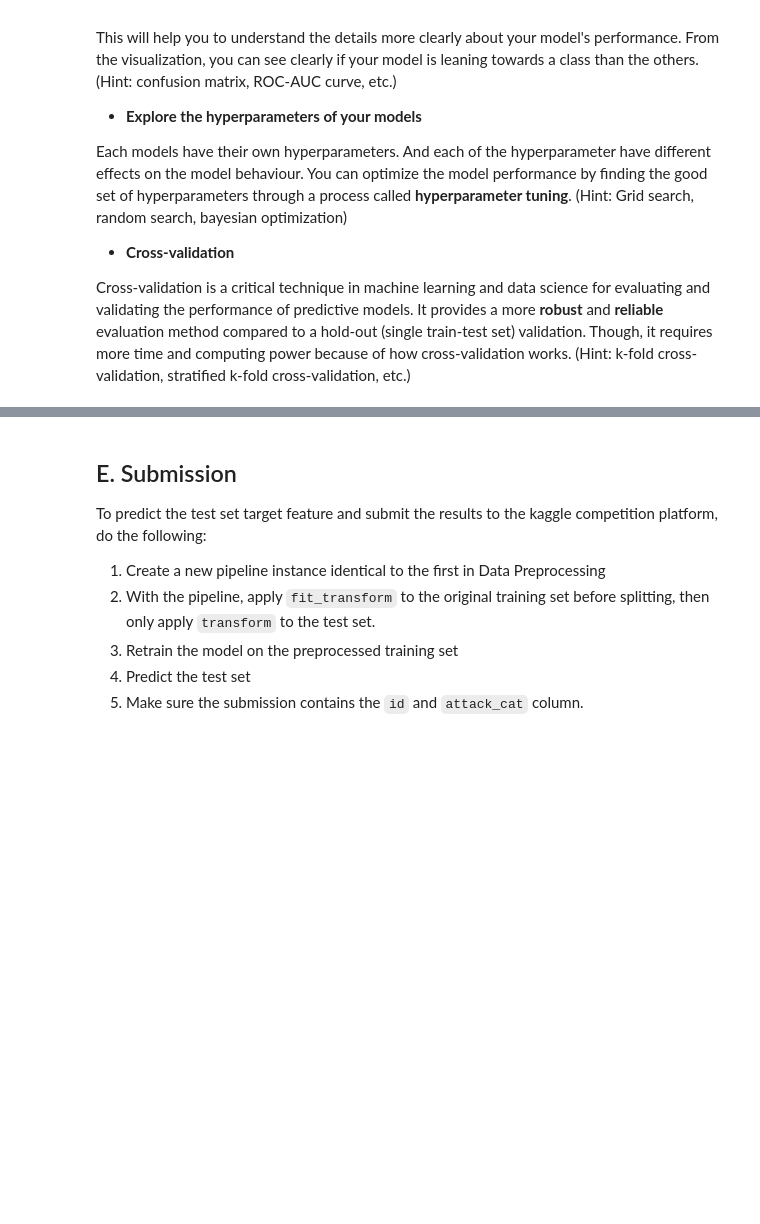
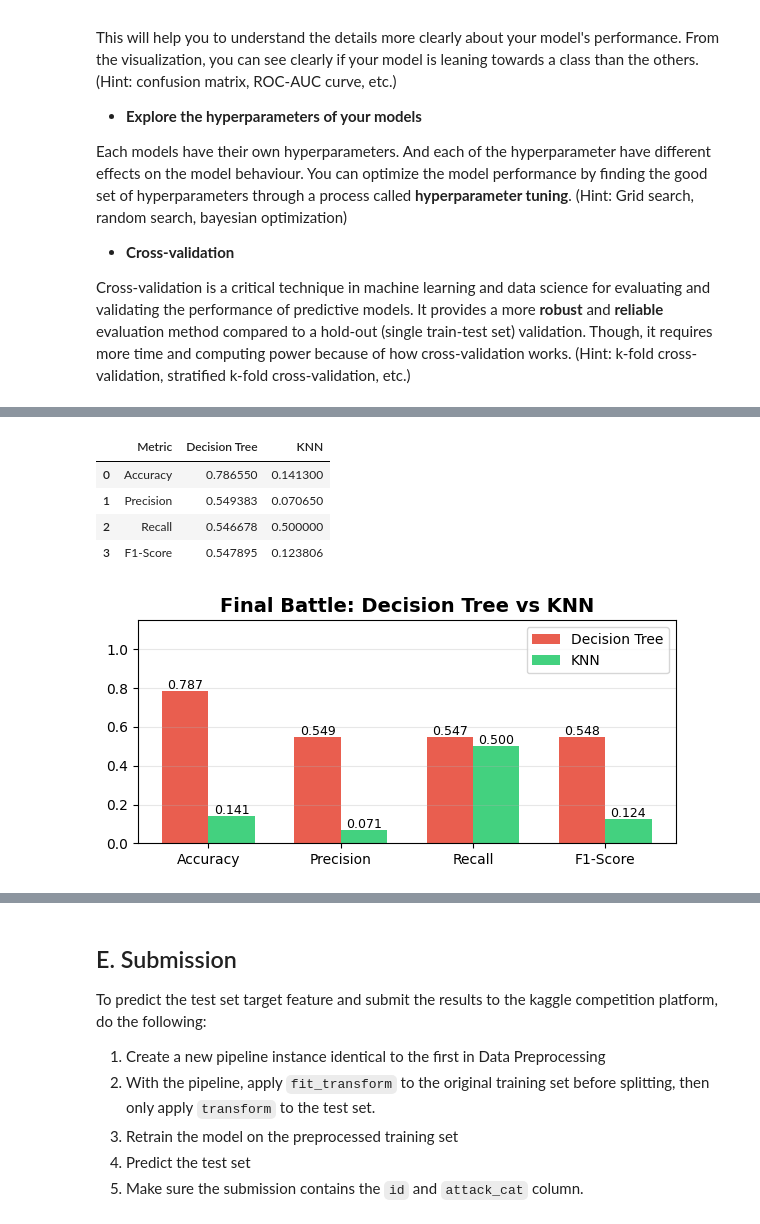
Before and after one commit to StefanyJosefina/IF3070-Tubes2-DIAatauAku, a Jupyter notebook: notebook.ipynb, the cells around one changed output, grey strips where cells are left out. Saved outputs shown, nothing was run; the diff lists cells and outputs as text; code cells hidden in the pictures; blank space fills up the shorter version.

```diff
--- a/notebook.ipynb
+++ b/notebook.ipynb
@@ -1055,0 +1372,70 @@ Cross-validation is a critical technique in machine learning and data science fo
+# %%
+print("\n" + "="*50)
+print("FINAL COMPARISON: DTL vs KNN (Scratch Versions)")
+print("="*50)
+
+metrics_final_dtl = calculate_metrics(y_val, y_pred_scratch)
+metrics_final_knn = calculate_metrics(y_val, y_pred_scratch_knn)
+
+compare_final_df = pd.DataFrame({
+    'Metric': ['Accuracy', 'Precision', 'Recall', 'F1-Score'],
+    'Decision Tree': [
+        metrics_final_dtl['Accuracy'], metrics_final_dtl['Precision'],
+        metrics_final_dtl['Recall'], metrics_final_dtl['F1-Score']
+    ],
+    'KNN': [
+        metrics_final_knn['Accuracy'], metrics_final_knn['Precision'],
+        metrics_final_knn['Recall'], metrics_final_knn['F1-Score']
+    ]
+})
+
+print("\nHEAD-TO-HEAD RESULTS:")
+try:
+    display(compare_final_df)
+except NameError:
+    print(compare_final_df)
+
+fig, ax = plt.subplots(figsize=(6, 3))
+
+metrics_labels = compare_final_df['Metric']
+x_pos = np.arange(len(metrics_labels))
+width = 0.35
+
+ax.bar(x_pos - width/2, compare_final_df['Decision Tree'], width, label='Decision Tree', color='#e74c3c', alpha=0.9)
+ax.bar(x_pos + width/2, compare_final_df['KNN'], width, label='KNN', color='#2ecc71', alpha=0.9)
+
+ax.set_title('Final Battle: Decision Tree vs KNN', fontsize=14, fontweight='bold')
+ax.set_xticks(x_pos)
+ax.set_xticklabels(metrics_labels)
+ax.set_ylim([0, 1.15])
+ax.legend()
+ax.grid(axis='y', alpha=0.3)
+
+for i in x_pos:
+    val_dtl = compare_final_df.loc[i, 'Decision Tree']
+    val_knn = compare_final_df.loc[i, 'KNN']
+    ax.text(i - width/2, val_dtl + 0.01, f'{val_dtl:.3f}', ha='center', fontsize=9)
+    ax.text(i + width/2, val_knn + 0.01, f'{val_knn:.3f}', ha='center', fontsize=9)
+
+plt.tight_layout()
+plt.show()
+
+print("\n" + "="*50)
+print("FINAL RECOMMENDATION")
+print("="*50)
+
+acc_dtl = metrics_final_dtl['Accuracy']
+acc_knn = metrics_final_knn['Accuracy']
+
+if acc_dtl > acc_knn:
+    diff = (acc_dtl - acc_knn) * 100
+    print(f"Decision Tree UNGGUL sebesar +{diff:.2f}% di Accuracy.")
+    print("Rekomendasi: Gunakan Decision Tree.")
+elif acc_knn > acc_dtl:
+    diff = (acc_knn - acc_dtl) * 100
+    print(f"KNN UNGGUL sebesar +{diff:.2f}% di Accuracy.")
+    print("Rekomendasi: Gunakan KNN.")
+else:
+    print("SERI! Performa kedua model identik.")
+    print("Rekomendasi: DTL lebih disukai karena inferensi lebih cepat.")
+# %% [output]
@@ -1055,0 +1447,6 @@ Cross-validation is a critical technique in machine learning and data science fo
+|  | Metric | Decision Tree | KNN |
+| 0 | Accuracy | 0.786550 | 0.141300 |
+| 1 | Precision | 0.549383 | 0.070650 |
+| 2 | Recall | 0.546678 | 0.500000 |
+| 3 | F1-Score | 0.547895 | 0.123806 |
+[figure, added]
```
Also changed, not shown: parts of 13 cells of this notebook, 3 other files.
